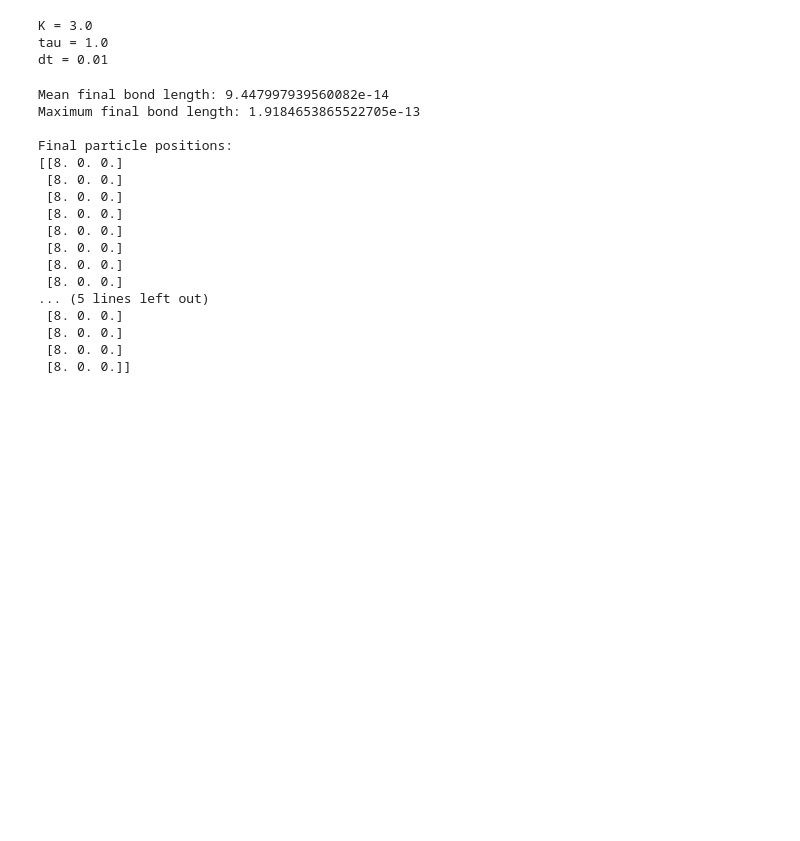
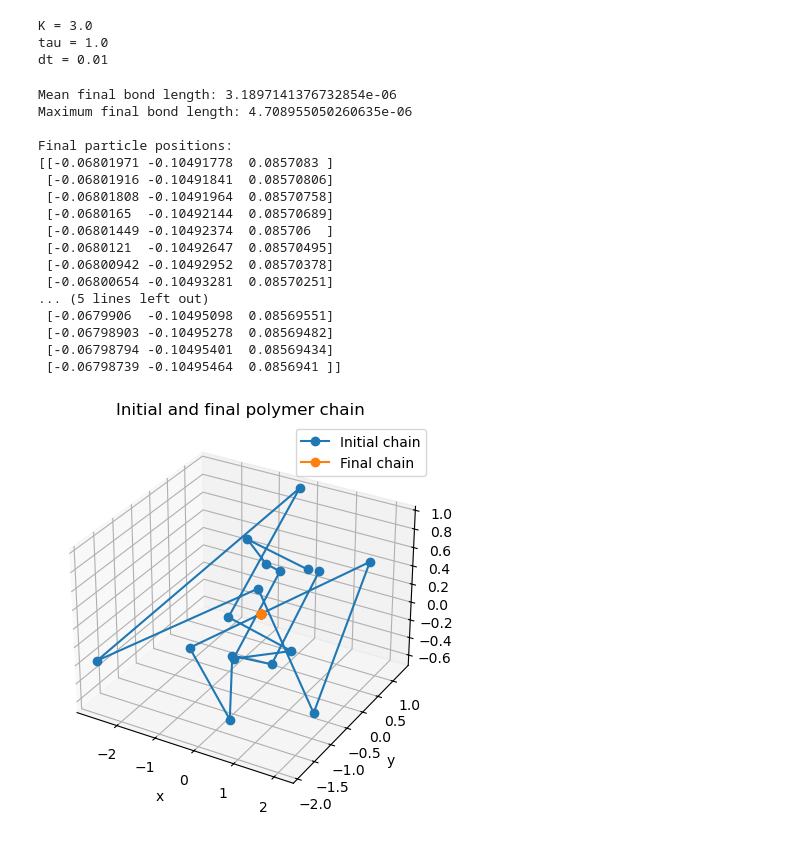
Before and after one commit to alexprogrammeert/3MA010-assignments-code, a Jupyter notebook: BD part/BD2 notebook.ipynb, the cells around one changed output. Cells and saved outputs as stored; diff of their text form; code cells hidden in the pictures; blank space fills up the shorter version.

```diff
--- a/BD part/BD2 notebook.ipynb
+++ b/BD part/BD2 notebook.ipynb
@@ -26,7 +26,7 @@ tau = zeta * l0**2 / kBT
 dt = 0.01 * tau
 
 # Number of integration steps
-M = 100000
+M = 10000
 
 print("K =", K)
 print("tau =", tau)
@@ -45,6 +45,9 @@ r = np.zeros((N, 3))
 # Fully stretched chain along x
 r[:, 0] = np.arange(N) * l0
 
+rng = np.random.default_rng(1)
+
+r = rng.normal(0, 1, size=(N, 3))
 r_initial = r.copy()
 def spring_forces(r, K):
     """
@@ -76,6 +79,8 @@ r = r_initial.copy()
 # Store potential energy and mean bond length
 energies = []
 mean_bond_lengths = []
+trajectory = []
+save_every = 20
 
 for step in range(M):
 
@@ -98,11 +103,14 @@ for step in range(M):
     energies.append(U)
     mean_bond_lengths.append(mean_bond_length)
 
+    if step % save_every == 0:
+        trajectory.append(r.copy())
 
 
 
 
 r_final = r.copy()
+trajectory = np.array(trajectory)
 # %%
 
 # Check final state
@@ -119,20 +127,42 @@ print("Maximum final bond length:", np.max(final_bond_lengths))
 print("\nFinal particle positions:")
 print(r_final)
 # %% [output]
-Mean final bond length: 9.447997939560082e-14
-Maximum final bond length: 1.9184653865522705e-13
+Mean final bond length: 3.1897141376732854e-06
+Maximum final bond length: 4.708955050260635e-06
 
 Final particle positions:
-[[8. 0. 0.]
- [8. 0. 0.]
- [8. 0. 0.]
- [8. 0. 0.]
- [8. 0. 0.]
- [8. 0. 0.]
- [8. 0. 0.]
- [8. 0. 0.]
+[[-0.06801971 -0.10491778  0.0857083 ]
+ [-0.06801916 -0.10491841  0.08570806]
+ [-0.06801808 -0.10491964  0.08570758]
+ [-0.0680165  -0.10492144  0.08570689]
+ [-0.06801449 -0.10492374  0.085706  ]
+ [-0.0680121  -0.10492647  0.08570495]
+ [-0.06800942 -0.10492952  0.08570378]
+ [-0.06800654 -0.10493281  0.08570251]
 ... (5 lines left out)
- [8. 0. 0.]
- [8. 0. 0.]
- [8. 0. 0.]
- [8. 0. 0.]]
+ [-0.0679906  -0.10495098  0.08569551]
+ [-0.06798903 -0.10495278  0.08569482]
+ [-0.06798794 -0.10495401  0.08569434]
+ [-0.06798739 -0.10495464  0.0856941 ]]
+# %%
+# Plot initial and final chain
+
+fig = plt.figure(figsize=(8, 5))
+ax = fig.add_subplot(111, projection="3d")
+
+ax.plot(r_initial[:, 0], r_initial[:, 1], r_initial[:, 2],
+        "o-", label="Initial chain")
+
+ax.plot(r_final[:, 0], r_final[:, 1], r_final[:, 2],
+        "o-", label="Final chain")
+
+ax.set_xlabel("x")
+ax.set_ylabel("y")
+ax.set_zlabel("z")
+
+ax.set_title("Initial and final polymer chain")
+ax.legend()
+
+plt.show()
+# %% [output]
+[figure, added]
```
Also changed, not shown: parts of 1 cell of this notebook, 2 other files.
